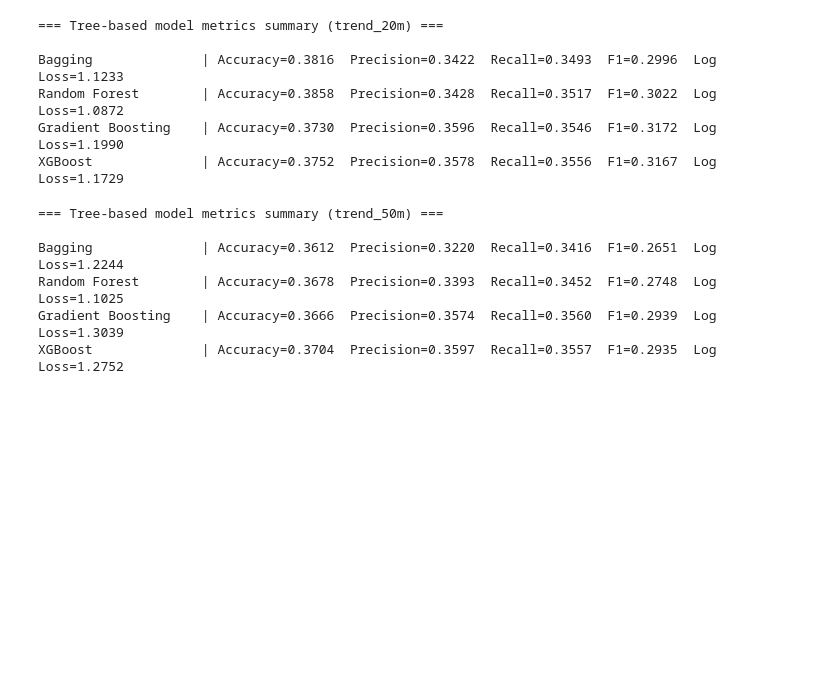
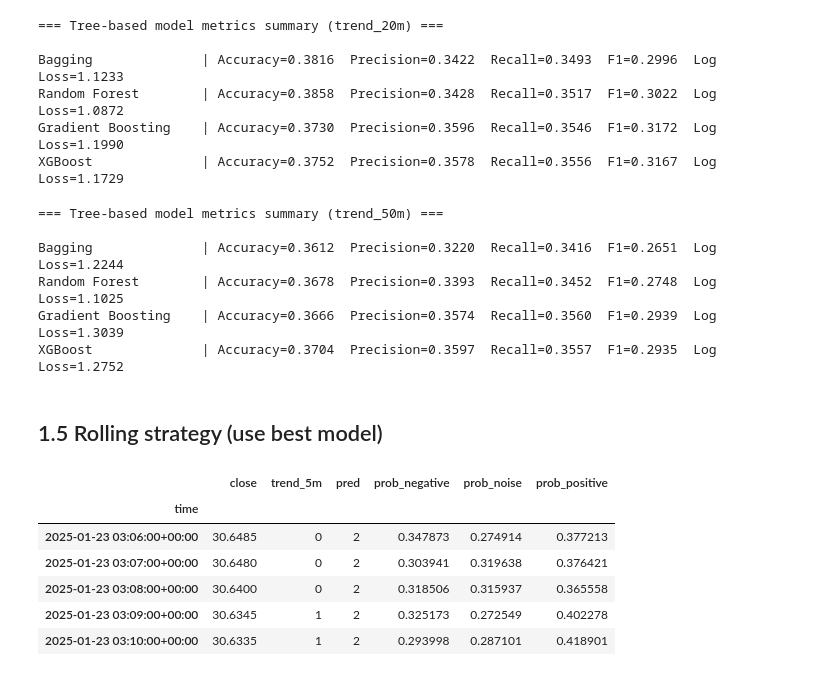
Before and after one commit to StochastiMo/Project-046, a Jupyter notebook: Quantitative strategy.ipynb, the cells around one changed output. Saved outputs shown, nothing was run; the diff lists cells and outputs as text; code cells hidden in the pictures; blank space fills up the shorter version.

Commit message:
Backtested best model (RF) strategy

```diff
--- a/Quantitative strategy.ipynb
+++ b/Quantitative strategy.ipynb
@@ -1127,3 +1127,5 @@ Bagging              | Accuracy=0.3612  Precision=0.3220  Recall=0.3416  F1=0.26
 Random Forest        | Accuracy=0.3678  Precision=0.3393  Recall=0.3452  F1=0.2748  Log Loss=1.1025
 Gradient Boosting    | Accuracy=0.3666  Precision=0.3574  Recall=0.3560  F1=0.2939  Log Loss=1.3039
 XGBoost              | Accuracy=0.3704  Precision=0.3597  Recall=0.3557  F1=0.2935  Log Loss=1.2752
+# %% [markdown]
+## 1.5 Rolling strategy (use best model)
@@ -1129,0 +1203,17 @@ XGBoost              | Accuracy=0.3704  Precision=0.3597  Recall=0.3557  F1=0.29
+# %%
+# use the best-performing model (Random Forest) to generate trading signals and simulate strategy performance on 5-minute future trend
+RET_COL = 'ret_5m'
+TARGET_COL = 'trend_5m'
+embargo = 5
+model = tree_models["Random Forest"]
+xag_df = rolling_strategy(xag, FACTORS_EXPANDED, RET_COL, TARGET_COL,
+                          model, training_size, embargo, validation_size, step_size, use_pca=False, pca_keep=0.8)
+xag_df.head()
+# %% [output]
+|  | close | trend_5m | pred | prob_negative | prob_noise | prob_positive |
+| time |  |  |  |  |  |  |
+| 2025-01-23 03:06:00+00:00 | 30.6485 | 0 | 2 | 0.347873 | 0.274914 | 0.377213 |
+| 2025-01-23 03:07:00+00:00 | 30.6480 | 0 | 2 | 0.303941 | 0.319638 | 0.376421 |
+| 2025-01-23 03:08:00+00:00 | 30.6400 | 0 | 2 | 0.318506 | 0.315937 | 0.365558 |
+| 2025-01-23 03:09:00+00:00 | 30.6345 | 1 | 2 | 0.325173 | 0.272549 | 0.402278 |
+| 2025-01-23 03:10:00+00:00 | 30.6335 | 1 | 2 | 0.293998 | 0.287101 | 0.418901 |
```
Also changed, not shown: parts of 5 cells of this notebook, 2 other files.
